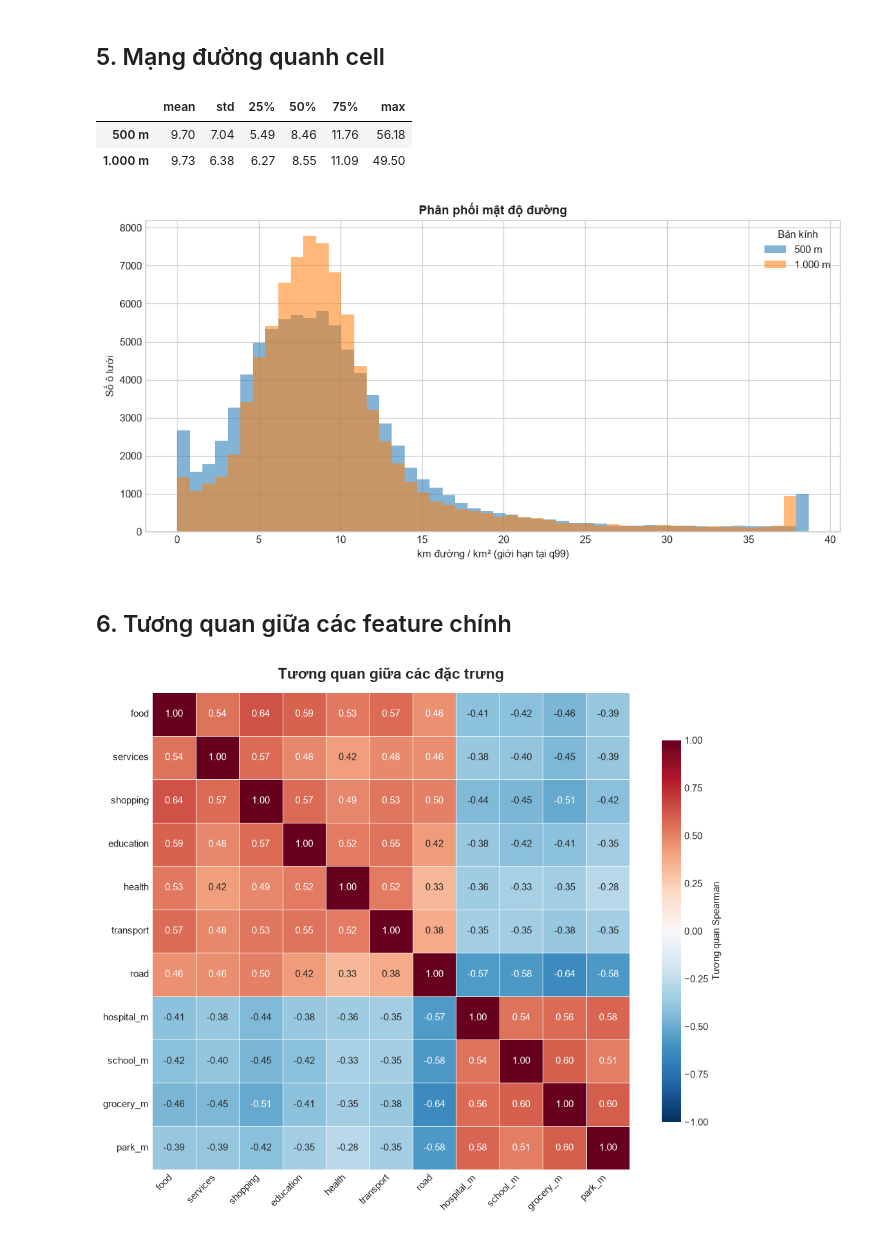
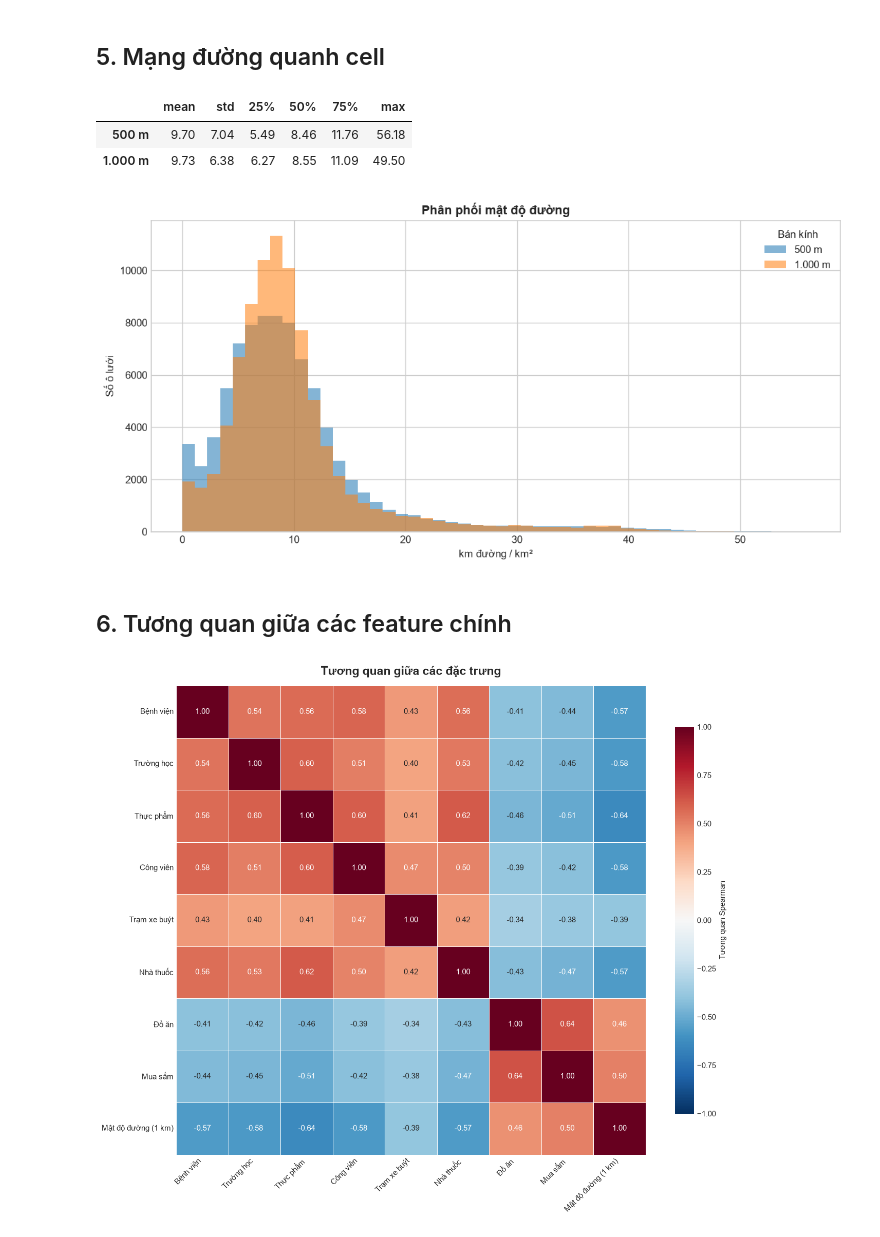
Before and after one commit to hihihah71/ADY201_FA26, a Jupyter notebook: notebook/Thanh.ipynb, the cells around one changed output. Saved outputs shown, nothing was run; the diff lists cells and outputs as text; code cells hidden in the pictures.

```diff
--- a/notebook/Thanh.ipynb
+++ b/notebook/Thanh.ipynb
@@ -225,13 +224,10 @@ for label, column in road_columns.items():
 summary = roads.describe().T
 display(summary[["mean", "std", "25%", "50%", "75%", "max"]].round(2))
 
-q99 = roads.quantile(0.99)
-roads_plot = roads.clip(upper=q99, axis="columns")
-
-ax = roads_plot.plot.hist(bins=50, alpha=0.55, figsize=(10, 5))
+ax = roads.plot.hist(bins=50, alpha=0.55, figsize=(10, 5))
 ax.set(
     title="Phân phối mật độ đường",
-    xlabel="km đường / km² (giới hạn tại q99)",
+    xlabel="km đường / km²",
     ylabel="Số ô lưới",
 )
 ax.legend(title="Bán kính")
@@ -241,34 +237,40 @@ plt.show()
 |  | mean | std | 25% | 50% | 75% | max |
 | 500 m | 9.70 | 7.04 | 5.49 | 8.46 | 11.76 | 56.18 |
 | 1.000 m | 9.73 | 6.38 | 6.27 | 8.55 | 11.09 | 49.50 |
-[figure, old version]
+[figure, new version]
 # %% [markdown]
 ## 6. Tương quan giữa các feature chính
 # %%
+correlation_features = nearest_km.copy()
+correlation_features["Đồ ăn"] = features["food_and_drink_count_200m"]
+correlation_features["Mua sắm"] = features["shopping_count_200m"]
+correlation_features["Mật độ đường (1 km)"] = features["road_density_1000m_km_per_km2"]
 
-plt.figure(figsize=(10, 8))
+corr = correlation_features.corr(method="spearman")
+short_labels = corr.columns.tolist()
+plt.figure(figsize=(12, 10))
 
 ax = sns.heatmap(
     corr,
     annot=True,
     fmt=".2f",
     cmap="RdBu_r",
     vmin=-1,
     vmax=1,
     square=True,
     linewidths=0.5,
     linecolor="white",
     xticklabels=short_labels,
     yticklabels=short_labels,
     cbar_kws={"label": "Tương quan Spearman", "shrink": 0.8},
 )
 
 ax.set_title("Tương quan giữa các đặc trưng", fontsize=15, fontweight="bold", pad=14)
 plt.xticks(rotation=45, ha="right")
 plt.yticks(rotation=0)
 plt.tight_layout()
 plt.show()
 # %% [output]
-[figure, old version]
+[figure, new version]
 # %% [markdown]
 ## 7. Phân bố không gian ở trung tâm Hà Nội
```
Also changed, not shown: parts of 6 cells of this notebook, 1 other file.
